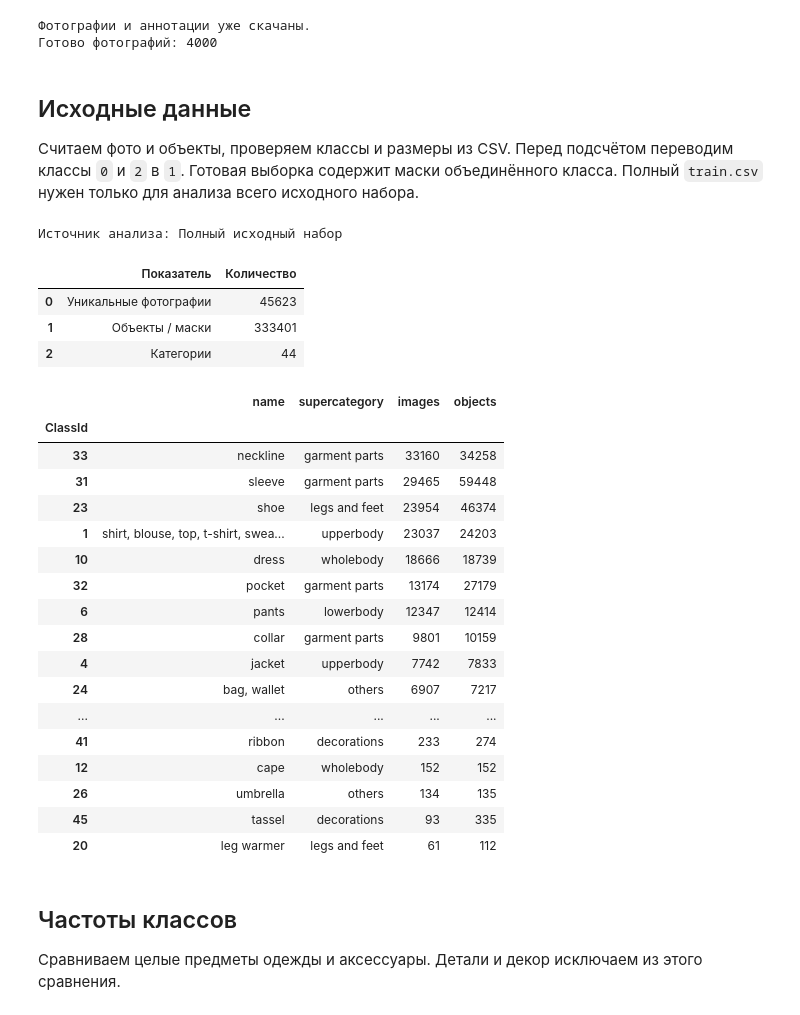
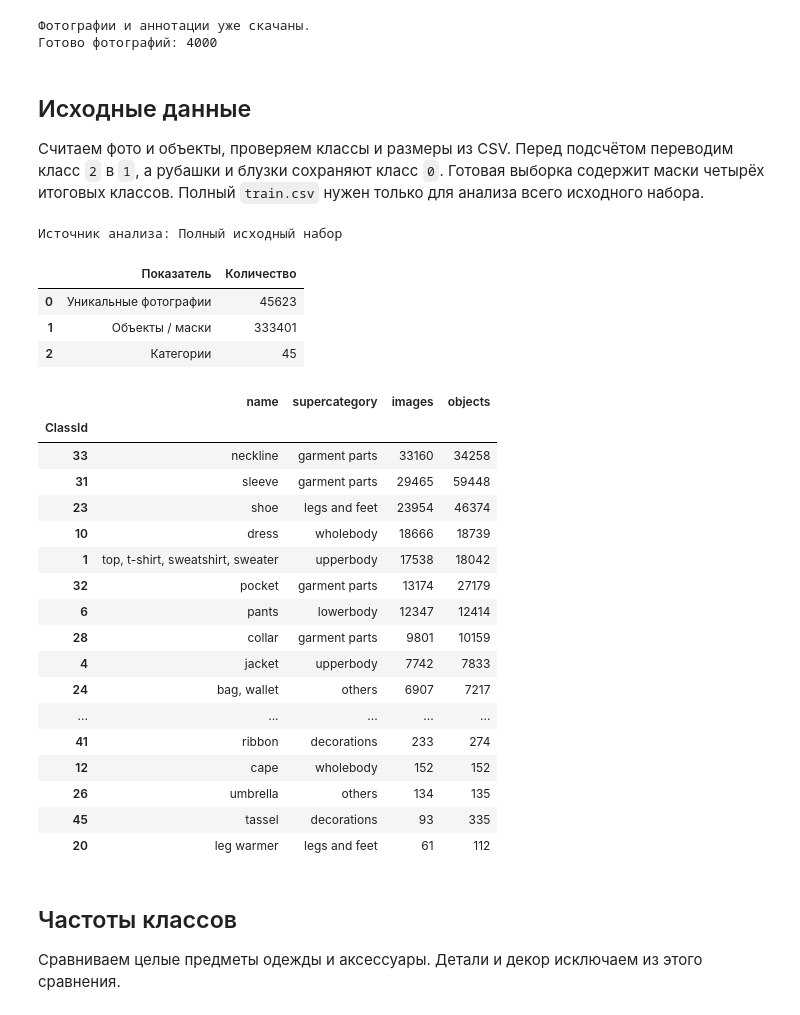
Before and after one commit to Monyzik/framework-coursework, a Jupyter notebook: notebooks/fashion.ipynb, the cells around one changed output. Saved outputs shown, nothing was run; the diff lists cells and outputs as text; code cells hidden in the pictures.

```diff
--- a/notebooks/fashion.ipynb
+++ b/notebooks/fashion.ipynb
@@ -52,7 +52,7 @@ Matplotlib is building the font cache; this may take a moment.
 # %% [markdown]
 ## Исходные данные
 
-Считаем фото и объекты, проверяем классы и размеры из CSV. Перед подсчётом переводим классы `0` и `2` в `1`. Готовая выборка содержит маски объединённого класса. Полный `train.csv` нужен только для анализа всего исходного набора.
+Считаем фото и объекты, проверяем классы и размеры из CSV. Перед подсчётом переводим класс `2` в `1`, а рубашки и блузки сохраняют класс `0`. Готовая выборка содержит маски четырёх итоговых классов. Полный `train.csv` нужен только для анализа всего исходного набора.
 # %%
 labels = json.loads((RAW / 'label_descriptions.json').read_text())
 categories = pd.DataFrame(labels['categories']).set_index('id')
@@ -70,40 +70,40 @@ if not metadata['ClassId'].isin(categories.index).all():
     raise ValueError('Найдены неизвестные классы.')
 if (metadata[['Width', 'Height']] <= 0).any().any():
     raise ValueError('Найдены некорректные размеры.')
 if (metadata.groupby('ImageId')[['Width', 'Height']].nunique() > 1).any().any():
     raise ValueError('Для одного фото указаны разные размеры.')
 
-metadata['ClassId'] = metadata['ClassId'].replace({0: 1, 2: 1})
-categories = categories.drop(index=[0, 2])
-categories.loc[1, 'name'] = 'shirt, blouse, top, t-shirt, sweatshirt, sweater'
+metadata['ClassId'] = metadata['ClassId'].replace({2: 1})
+categories = categories.drop(index=2)
+categories.loc[1, 'name'] = 'top, t-shirt, sweatshirt, sweater'
 if SOURCE_CSV != RAW / 'train.csv':
     print('Полный train.csv отсутствует. Используются только сохранённые маски. '
-          'Классы 0, 1 и 2 объединены в класс 1 в опубликованной выборке.')
+          'Рубашки и блузки имеют класс 0, категории 1 и 2 объединены в класс 1.')
 
 counts = categories[['name', 'supercategory']].join(
     metadata.groupby('ClassId').agg(images=('ImageId', 'nunique'), objects=('ImageId', 'size'))
 ).fillna({'images': 0, 'objects': 0}).astype(
     {'images': int, 'objects': int}
 ).sort_values('images', ascending=False)
 
 display(pd.DataFrame({
     'Показатель': ['Уникальные фотографии', 'Объекты / маски', 'Категории'],
     'Количество': [metadata['ImageId'].nunique(), len(metadata), len(categories)],
 }))
 display(counts.rename_axis('ClassId'))
 # %% [output]
 Источник анализа: Полный исходный набор
 |  | Показатель | Количество |
 | 0 | Уникальные фотографии | 45623 |
 | 1 | Объекты / маски | 333401 |
-| 2 | Категории | 44 |
+| 2 | Категории | 45 |
 |  | name | supercategory | images | objects |
 | ClassId |  |  |  |  |
 | 33 | neckline | garment parts | 33160 | 34258 |
 | 31 | sleeve | garment parts | 29465 | 59448 |
 | 23 | shoe | legs and feet | 23954 | 46374 |
-| 1 | shirt, blouse, top, t-shirt, swea... | upperbody | 23037 | 24203 |
 | 10 | dress | wholebody | 18666 | 18739 |
+| 1 | top, t-shirt, sweatshirt, sweater | upperbody | 17538 | 18042 |
 | 32 | pocket | garment parts | 13174 | 27179 |
 | 6 | pants | lowerbody | 12347 | 12414 |
 | 28 | collar | garment parts | 9801 | 10159 |
```
Also changed, not shown: parts of 9 cells of this notebook, 2 other files.
